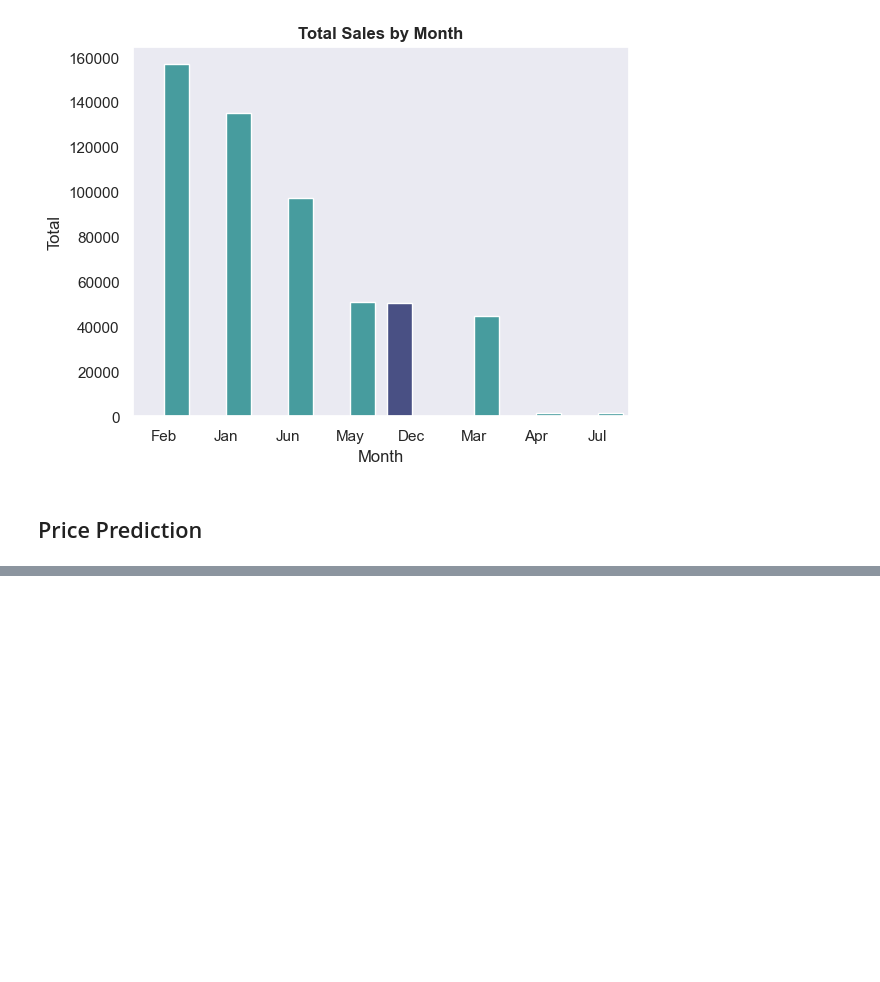
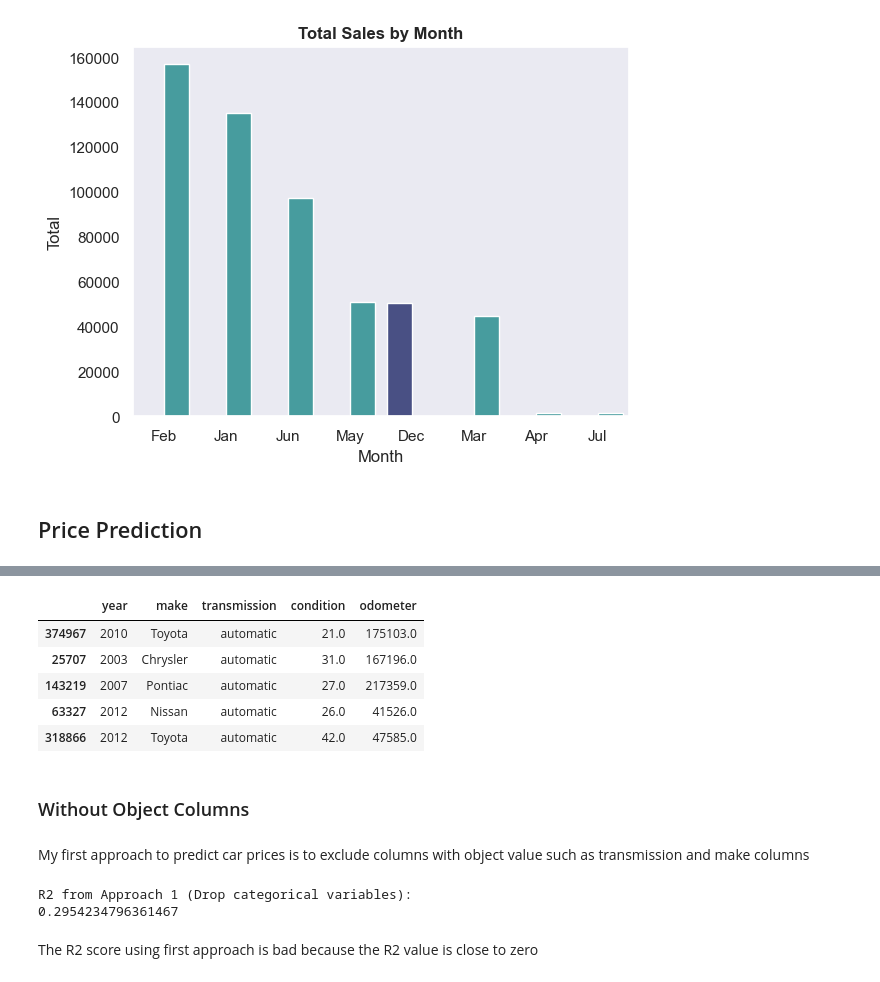
Before and after one commit to Rifqy31/car-sales-analysis, a Jupyter notebook: CarSales.ipynb, the cells around one changed output, grey strips where cells are left out. Saved outputs shown, nothing was run; the diff lists cells and outputs as text; code cells hidden in the pictures; blank space fills up the shorter version.

Commit message:
Add Model Prediction

```diff
--- a/CarSales.ipynb
+++ b/CarSales.ipynb
@@ -801,0 +839,18 @@ Text(0, 0.5, 'Total')
+# %%
+#Feature or predictor and assign it to X
+features = ['year', 'make', 'transmission', 'condition', 'odometer']
+
+#Target to predict
+y = df.sellingprice
+X = df[features]
+
+X_train, X_valid, y_train, y_valid = train_test_split(X, y, train_size=0.8, test_size=0.2, random_state=0)
+# %%
+X_train.head()
+# %% [output]
+|  | year | make | transmission | condition | odometer |
+| 374967 | 2010 | Toyota | automatic | 21.0 | 175103.0 |
+| 25707 | 2003 | Chrysler | automatic | 31.0 | 167196.0 |
+| 143219 | 2007 | Pontiac | automatic | 27.0 | 217359.0 |
+| 63327 | 2012 | Nissan | automatic | 26.0 | 41526.0 |
+| 318866 | 2012 | Toyota | automatic | 42.0 | 47585.0 |
@@ -801,0 +864,16 @@ Text(0, 0.5, 'Total')
+# %% [markdown]
+### Without Object Columns
+# %% [markdown]
+My first approach to predict car prices is to exclude columns with object value such as transmission and make columns
+# %%
+#Measure accuracy without object variable on X
+X_train_drop = X_train.select_dtypes(exclude = 'object')
+X_valid_drop = X_valid.select_dtypes(exclude = 'object')
+
+print("R2 from Approach 1 (Drop categorical variables):")
+print(score_dataset(X_train_drop, X_valid_drop, y_train, y_valid))
+# %% [output]
+R2 from Approach 1 (Drop categorical variables):
+0.2954234796361467
+# %% [markdown]
+The R2 score using first approach is bad because the R2 value is close to zero
```
Also changed, not shown: parts of 27 cells of this notebook.
